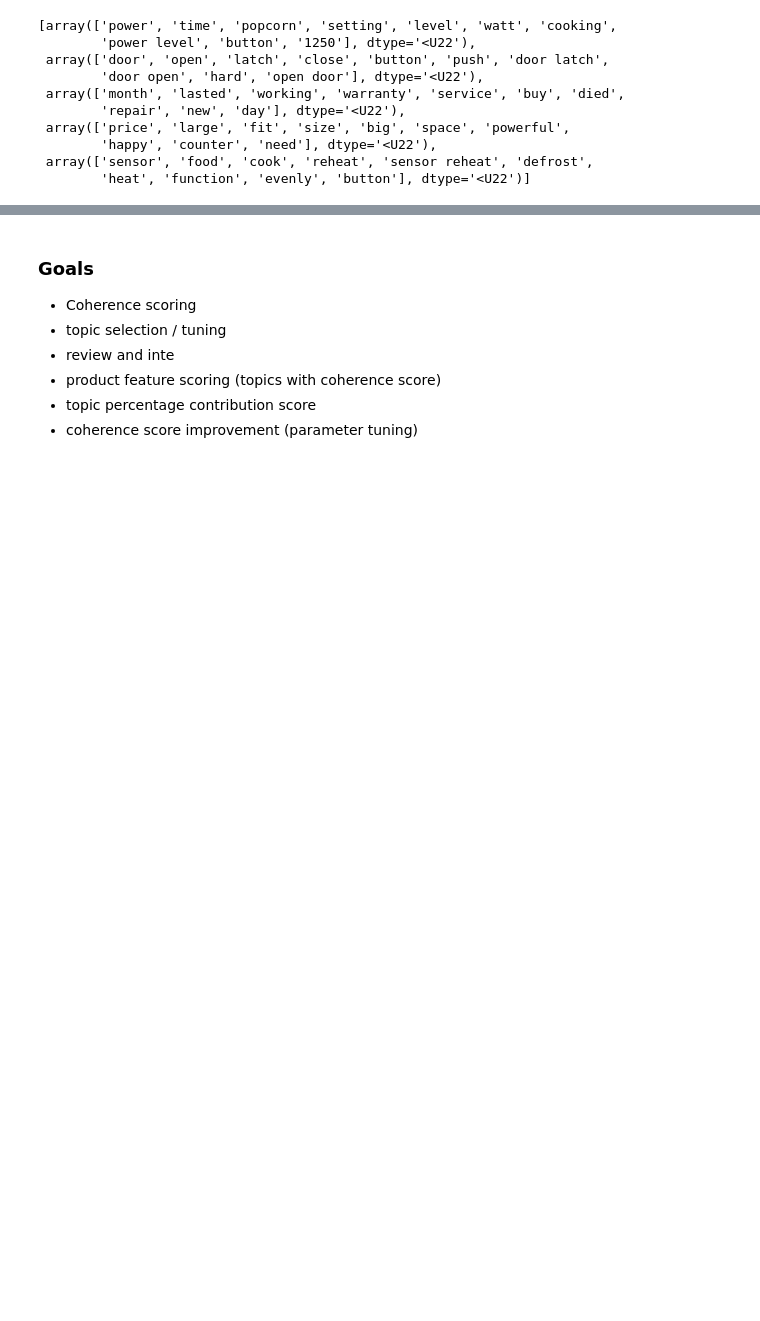
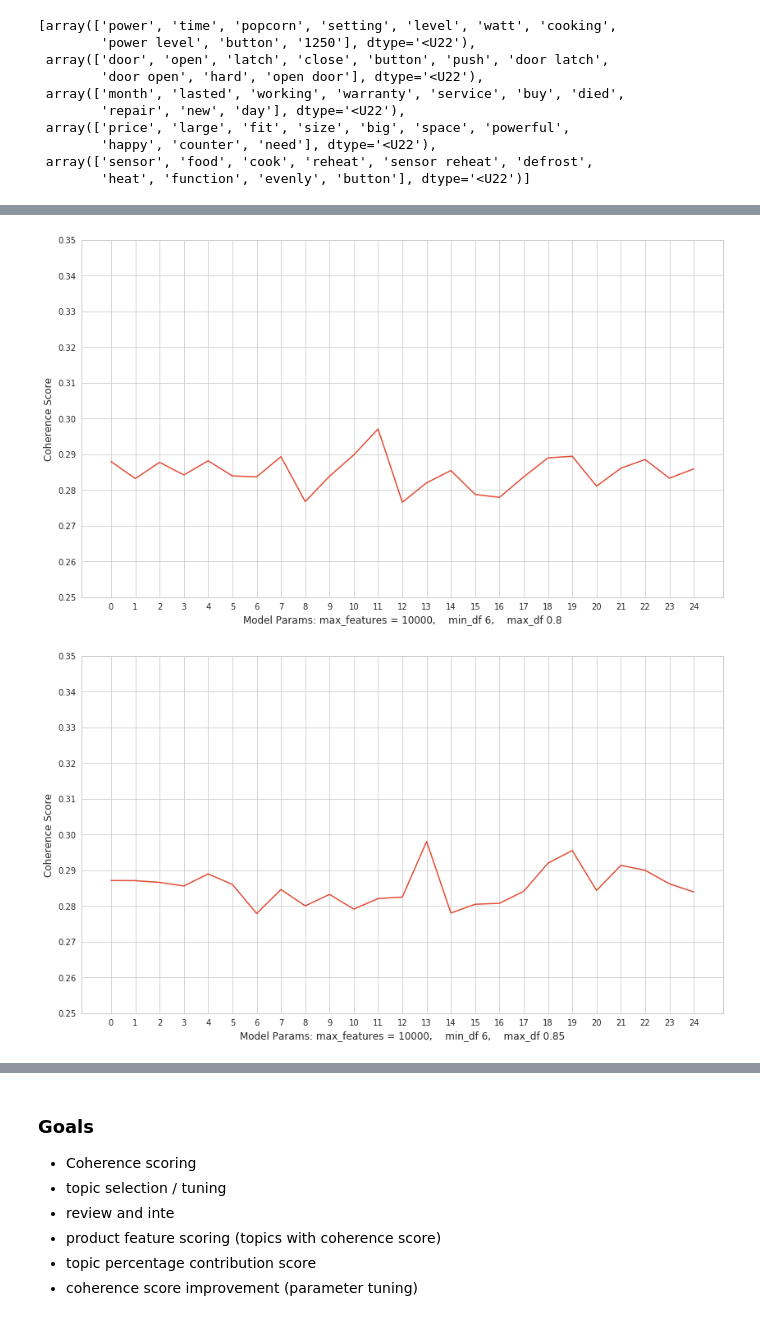
Before and after one commit to GrilledJeez/amazon_product_feature_analysis, a Jupyter notebook: topic_count_selection.ipynb, the cells around one changed output, grey strips where cells are left out. Cells and saved outputs as stored; diff of their text form; code cells hidden in the pictures; blank space fills up the shorter version.

```diff
--- a/topic_count_selection.ipynb
+++ b/topic_count_selection.ipynb
@@ -359,0 +346,8 @@ topic_modeler(10000, 6, .9, 25, 1)
+# %%
+topic_modeler(10000, 6,.8,25, 1)
+topic_modeler(10000, 6,.85,25, 1)
+topic_modeler(10000, 6,.9,25, 1)
+topic_modeler(10000, 6,.95,25, 1)
+# %% [output]
+[figure, added]
+[figure, added]
```
Also changed, not shown: parts of 14 cells of this notebook, 1 other file.
